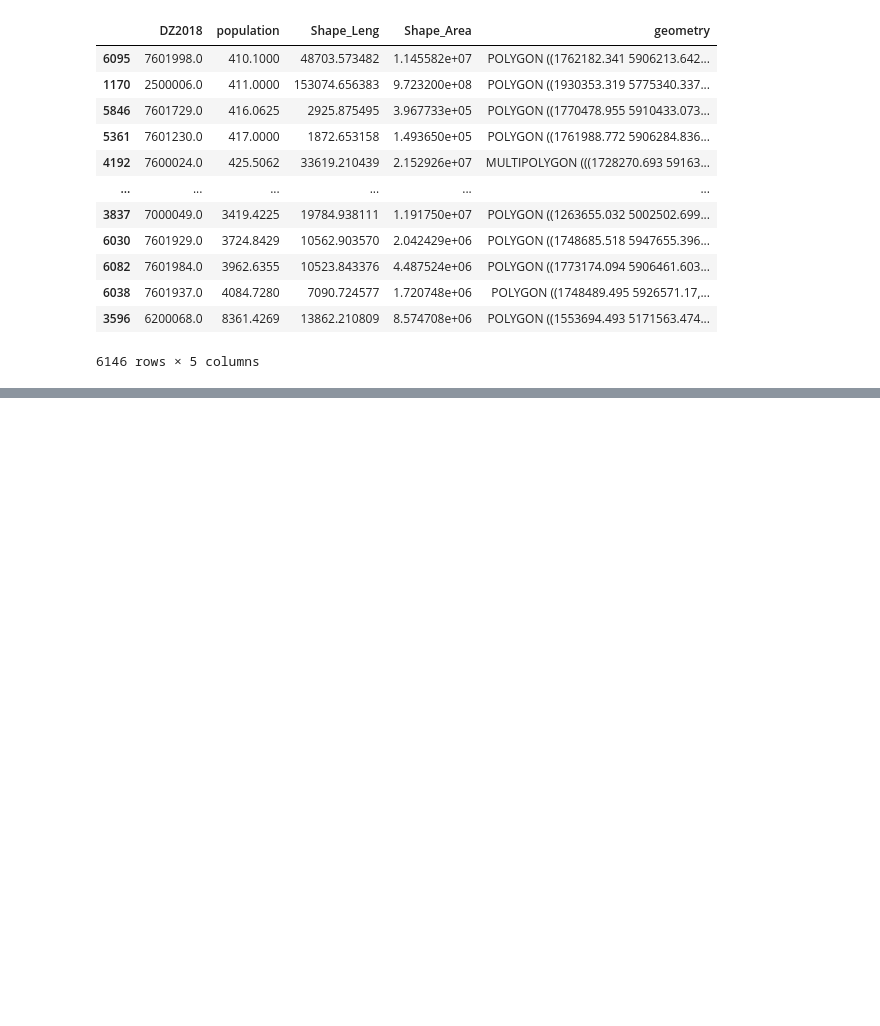
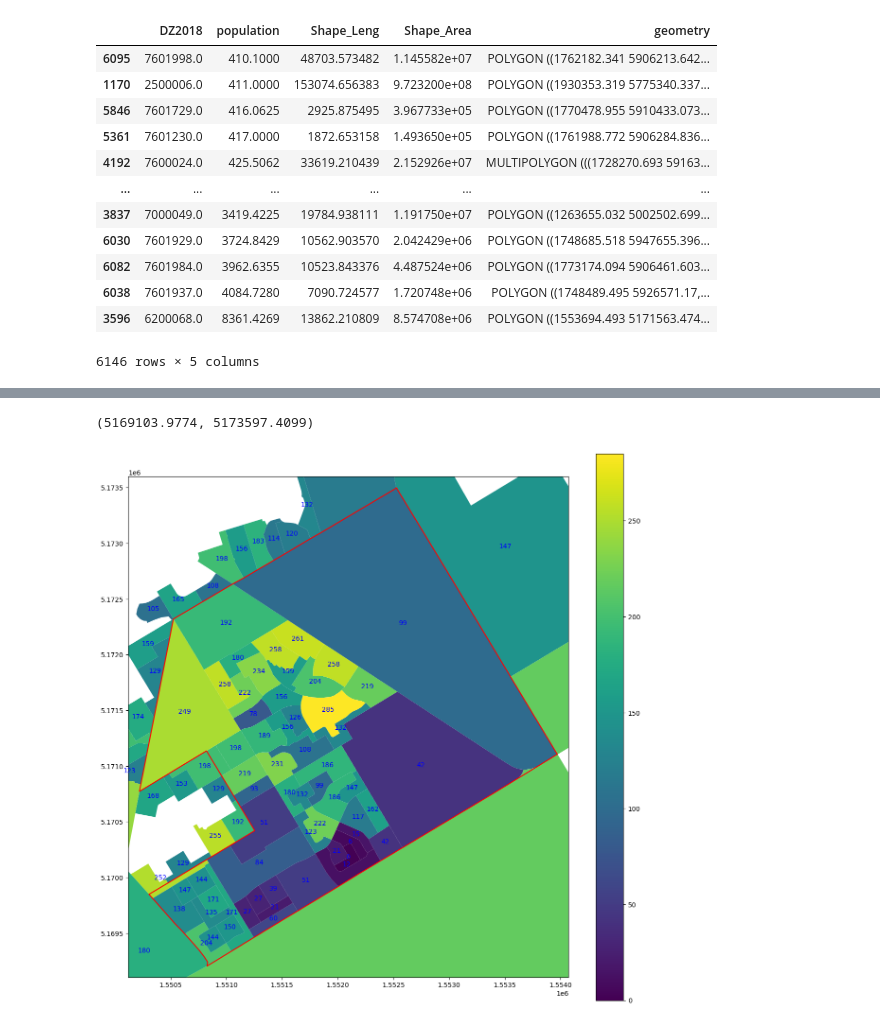
Before and after one commit to UoA-eResearch/IMD, a Jupyter notebook: merge_small_DZ.ipynb, the cells around one changed output, grey strips where cells are left out. Saved outputs shown, nothing was run; the diff lists cells and outputs as text; code cells hidden in the pictures; blank space fills up the shorter version.

```diff
--- a/merge_small_DZ.ipynb
+++ b/merge_small_DZ.ipynb
@@ -117,0 +139,3 @@ imd.to_file("output/IMD2018_merged_small_DZ.shp")
+# %%
+sa1 = gpd.read_file("input/statsnz-2023-census-totals-by-topic-for-individuals-by-statistical-a-SHP.zip")
+sa1
@@ -117,0 +156,3 @@ imd.to_file("output/IMD2018_merged_small_DZ.shp")
+# %%
+dz = imd.tail(1)
+dz
@@ -117,0 +162,3 @@ imd.to_file("output/IMD2018_merged_small_DZ.shp")
+# %%
+touched_sa1s = sa1[sa1.geometry.intersects(dz.geometry.iloc[0])]
+touched_sa1s
@@ -117,0 +179,12 @@ imd.to_file("output/IMD2018_merged_small_DZ.shp")
+# %%
+ax = touched_sa1s.plot("VAR_1_3", linewidth=0.5, figsize=(15, 15), legend=True)
+for neighbour in touched_sa1s.itertuples():
+    p = neighbour.geometry.centroid
+    ax.annotate(text=str(neighbour.VAR_1_3), xy=[p.x, p.y], ha='center', color="blue")
+dz.boundary.plot(ax=ax, color="red")
+buffer = 100
+ax.set_xlim(dz.boundary.bounds.minx.min() - buffer, dz.boundary.bounds.maxx.max() + buffer)
+ax.set_ylim(dz.boundary.bounds.miny.min() - buffer, dz.boundary.bounds.maxy.max() + buffer)
+# %% [output]
+(5169103.9774, 5173597.4099)
+[figure, added]
```
Also changed, not shown: parts of 5 cells of this notebook, 4 other files.
